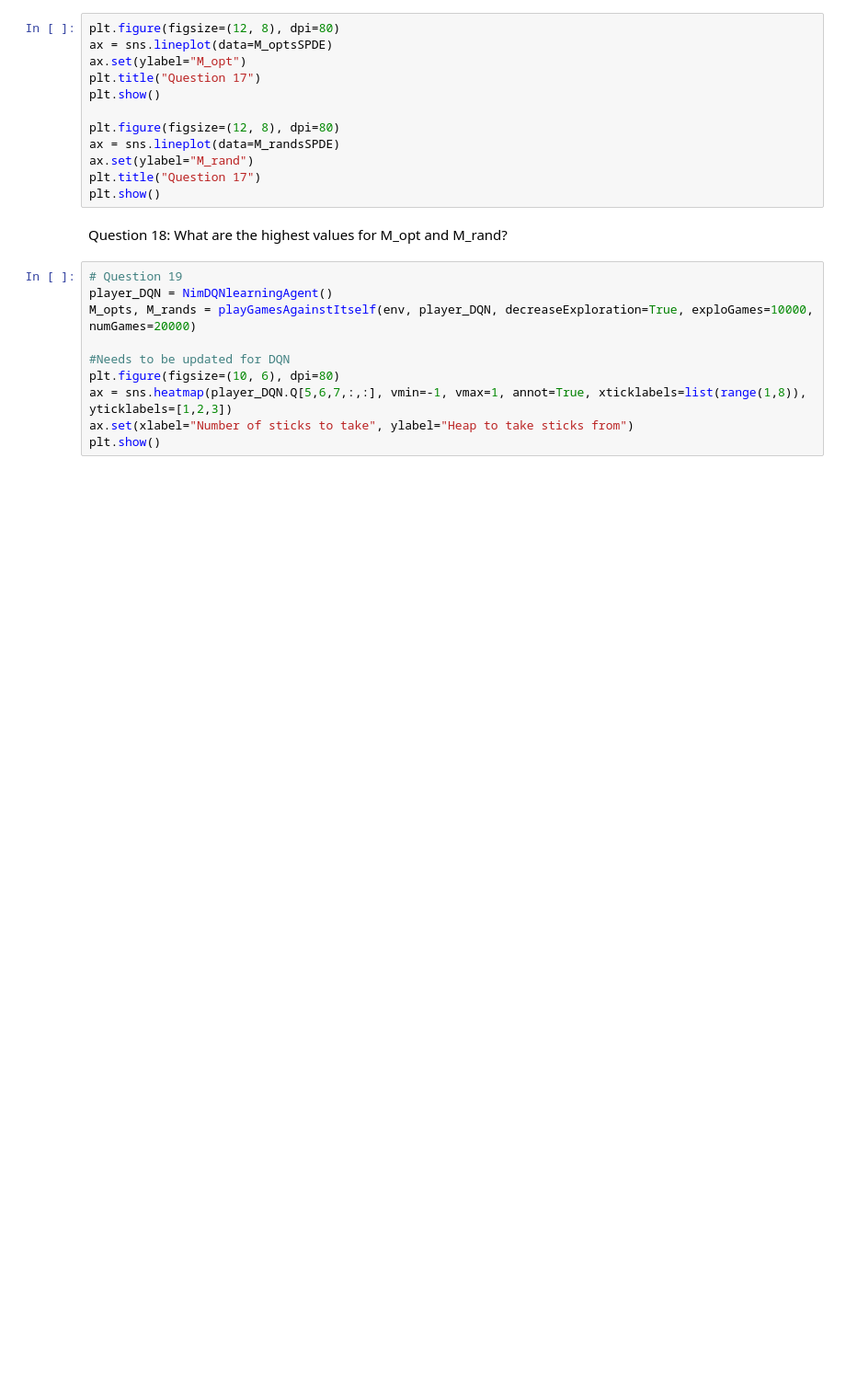
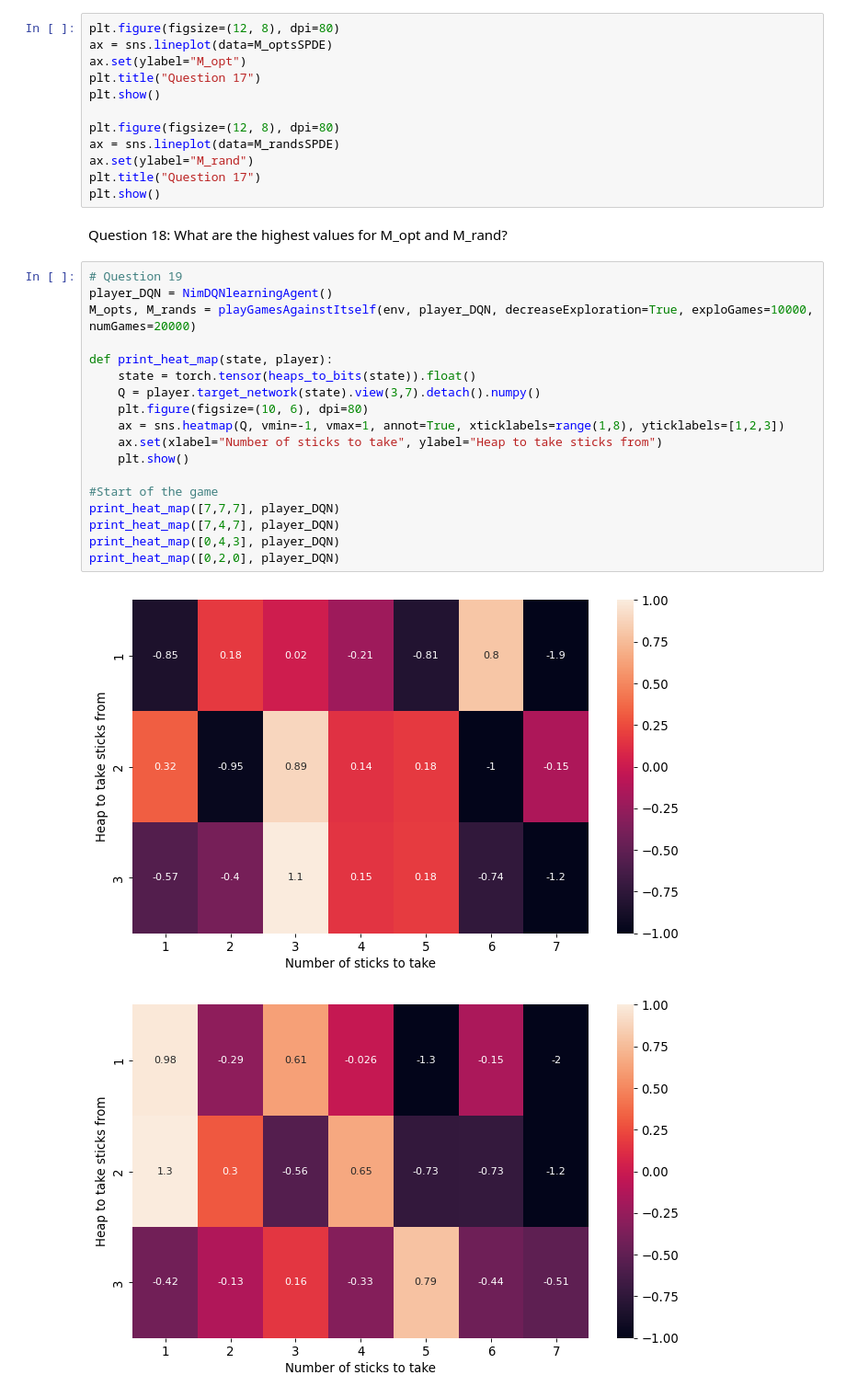
Before and after one commit to bschiehl/MP_nim, a Jupyter notebook: DQN.ipynb, the cells around one changed output. Shown at 92% size. Drawn from its saved outputs; the diff is of its cells as text; blank space fills up the shorter version.

```diff
--- a/DQN.ipynb
+++ b/DQN.ipynb
@@ -627,10 +647,21 @@ Question 18: What are the highest values for M_opt and M_rand?
 # %%
 # Question 19
 player_DQN = NimDQNlearningAgent()
 M_opts, M_rands = playGamesAgainstItself(env, player_DQN, decreaseExploration=True, exploGames=10000, numGames=20000)
 
-#Needs to be updated for DQN
-plt.figure(figsize=(10, 6), dpi=80)
-ax = sns.heatmap(player_DQN.Q[5,6,7,:,:], vmin=-1, vmax=1, annot=True, xticklabels=list(range(1,8)), yticklabels=[1,2,3])
-ax.set(xlabel="Number of sticks to take", ylabel="Heap to take sticks from")
-plt.show()
+def print_heat_map(state, player):
+    state = torch.tensor(heaps_to_bits(state)).float()
+    Q = player.target_network(state).view(3,7).detach().numpy()
+    plt.figure(figsize=(10, 6), dpi=80)
+    ax = sns.heatmap(Q, vmin=-1, vmax=1, annot=True, xticklabels=range(1,8), yticklabels=[1,2,3])
+    ax.set(xlabel="Number of sticks to take", ylabel="Heap to take sticks from")
+    plt.show()
+
+#Start of the game
+print_heat_map([7,7,7], player_DQN)
+print_heat_map([7,4,7], player_DQN)
+print_heat_map([0,4,3], player_DQN)
+print_heat_map([0,2,0], player_DQN)
+# %% [output]
+[figure, added]
+[figure, added]
```
Also changed, not shown: parts of 7 cells of this notebook.
